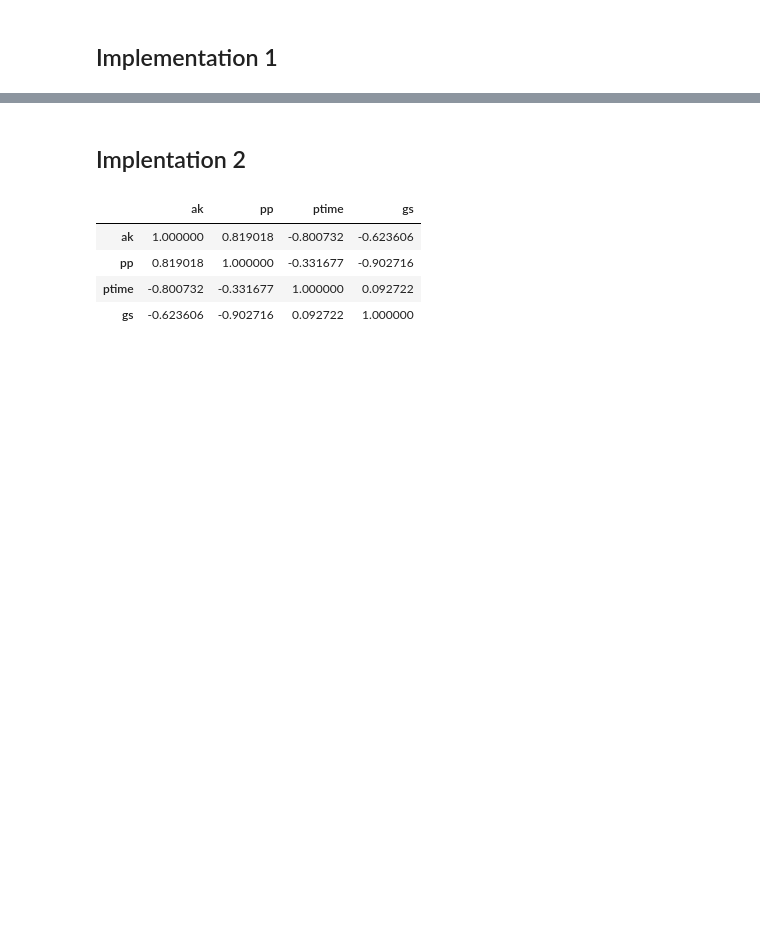
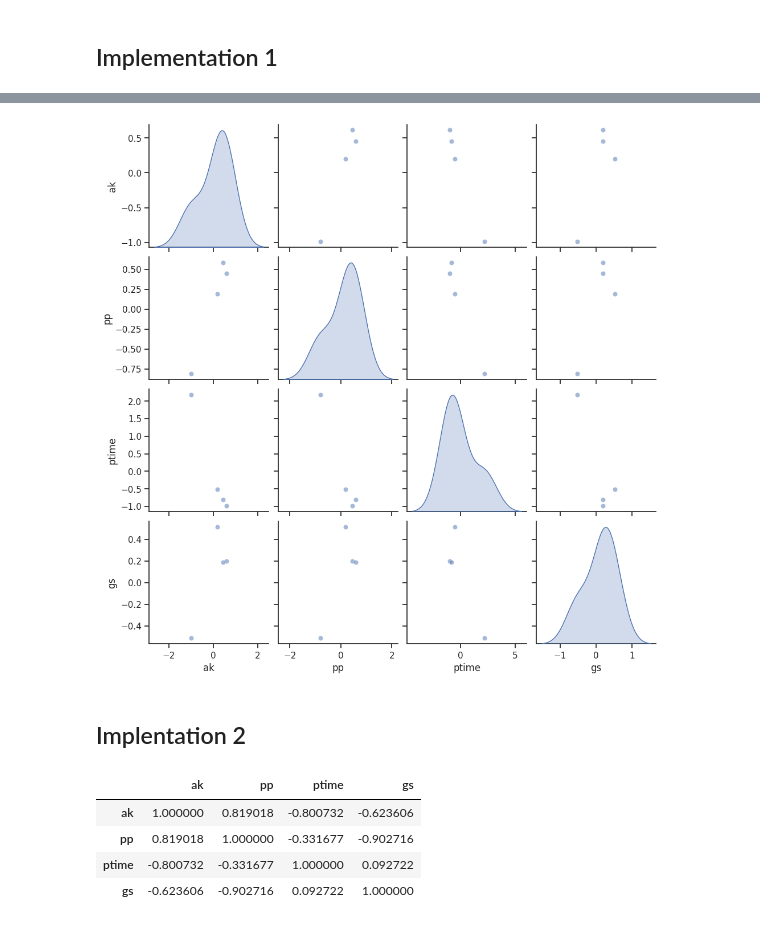
Before and after one commit to bananighosh/Fall-2023-NYU-AI, a Jupyter notebook: assignment_1/CS_GY6613_AI_Probability_Assignment.ipynb, the cells around one changed output, grey strips where cells are left out. Saved outputs shown, nothing was run; the diff lists cells and outputs as text; code cells hidden in the pictures; blank space fills up the shorter version.

```diff
--- a/assignment_1/CS_GY6613_AI_Probability_Assignment.ipynb
+++ b/assignment_1/CS_GY6613_AI_Probability_Assignment.ipynb
@@ -442,0 +422,5 @@ plot.show()
+# %%
+# 2b. Creating the covariance matrix using pandas' cov() function
+S0 = df_all_new.cov()
+S0
+# new_sigma.columns
@@ -442,0 +433,3 @@ plot.show()
+# %%
+curr_mean = np.mean(S0, axis=0)
+curr_mean
@@ -442,0 +442,27 @@ plot.show()
+# %%
+n = 100
+
+for i in range(1, n + 1):
+
+      # Mean vector for the multivariate normal distribution
+    xi = np.random.multivariate_normal(curr_mean, S0, size = 4)  # Adjust size as needed
+
+    # Calculate the mean vector μ for the current data points observed up to i
+    # curr_mean = np.mean(xi, axis=0)
+
+    # # Calculate the covariance matrix for xi
+    # Si = np.cov((xi - curr_mean).T)
+
+    delta_xi = xi - np.mean(xi)
+    outer_product = np.outer(delta_xi, delta_xi)[:4,:4]
+    new_correlation_matrix = outer_product / np.var(xi)  # Calculate the correlation matrix for the new data
+
+    # Update the sample correlation matrix using the learning rate
+    sample_corr_mat = (1 - learning_rate) * sample_corr_mat + learning_rate * new_correlation_matrix
+
+
+    # Store the current 4x4 portion of the covariance matrix
+    # sample_correlation_matrices.append(Si)
+
+    # # Update S0 for the next iteration
+    # S0 = Si
@@ -442,0 +476,3 @@ plot.show()
+# %%
+df_Si_2 = pd.DataFrame(sample_corr_mat, columns=['ak','pp','ptime','gs'])
+df_Si_2
@@ -443,3 +485,9 @@ plot.show()
+# %%
+sns.set(style='ticks')
+sns.pairplot(df_Si_2, diag_kind = 'kde', markers='o', plot_kws=({'alpha': 0.5}))
+plot.show()
+# %% [output]
+[figure, added]
 # %% [markdown]
 ## Implentation 2
 # %%
```
Also changed, not shown: parts of 13 cells of this notebook.
